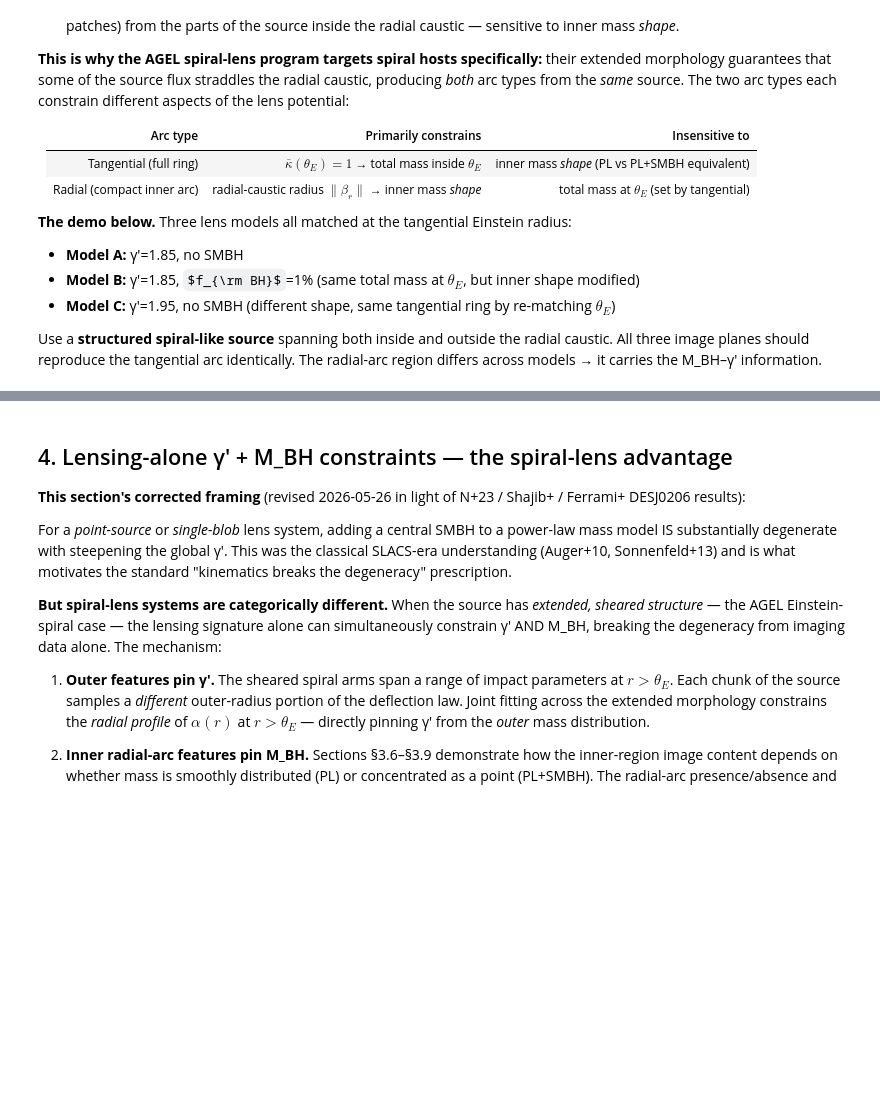
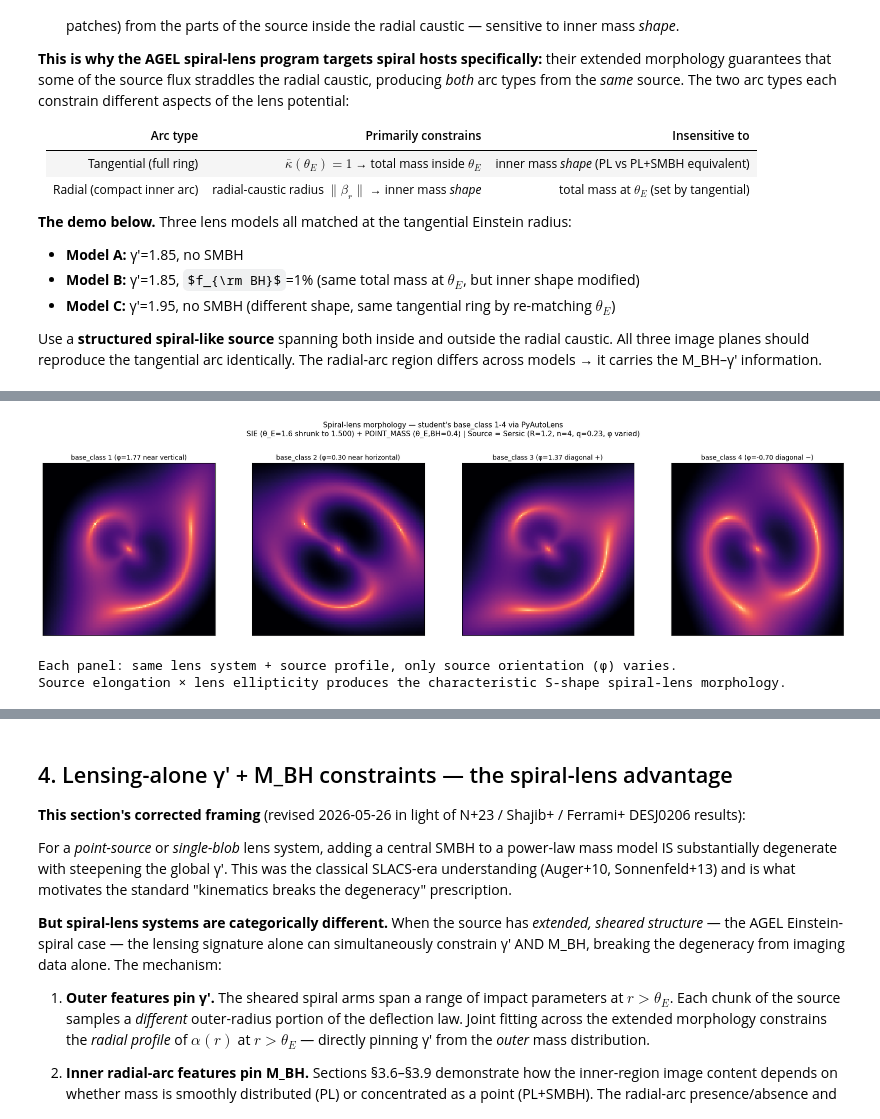
Before and after one commit to rodelcr/Learning_to_Autolens, a Jupyter notebook: Modules/15_Radial_Arcs_Caustic_Topology/15_radial_arcs.ipynb, the cells around one changed output, grey strips where cells are left out. Saved outputs shown, nothing was run; the diff lists cells and outputs as text; code cells hidden in the pictures; some formulas as TeX source; blank space fills up the shorter version.

```diff
--- a/Modules/15_Radial_Arcs_Caustic_Topology/15_radial_arcs.ipynb
+++ b/Modules/15_Radial_Arcs_Caustic_Topology/15_radial_arcs.ipynb
@@ -857,7 +865,7 @@ Use a **structured spiral-like source** spanning both inside and outside the rad
 # in opposite directions, so the source extends across the radial caustic.
 
 def simulate_image_composite_source(source_model_fn, theta_E_total=1.0, gamma=1.85, f_BH=0.0,
-                                      npix=240, fov=1.8):
+                                      npix=120, fov=1.8):
     """Same ray-tracing as before but takes an arbitrary source_model_fn(beta_x, beta_y)
     that returns surface brightness on the source plane."""
     edge = np.linspace(-fov, fov, npix)
@@ -932,7 +940,7 @@ ax.legend(fontsize=7, loc='lower right')
 
 # Image planes (cols 1-3)
 for col, (label, g, f, color, r_r, beta_r) in enumerate(model_info, start=1):
-    edge, image = simulate_image_composite_source(spiral_source, 1.0, g, f, npix=240, fov=1.8)
+    edge, image = simulate_image_composite_source(spiral_source, 1.0, g, f, npix=120, fov=1.8)
     ax = axes[col]
     ax.imshow(image, extent=[edge.min(), edge.max(), edge.min(), edge.max()],
               origin='lower', cmap='magma', interpolation='nearest')
@@ -955,13 +963,13 @@ plt.tight_layout(rect=[0, 0, 1, 0.92]); plt.show()
 # vs 'radial region' (r ≲ 0.3θ_E) and report RMS difference in each.
 print()
 print('RMS image-plane difference between Model A and B/C, by region:')
-edge_a, img_A = simulate_image_composite_source(spiral_source, 1.0, 1.85, 0.00, npix=240, fov=1.8)
+edge_a, img_A = simulate_image_composite_source(spiral_source, 1.0, 1.85, 0.00, npix=120, fov=1.8)
 tx_a, ty_a = np.meshgrid(edge_a, edge_a)
 r_a = np.hypot(tx_a, ty_a)
 tang_mask   = r_a > 0.8
 radial_mask = r_a < 0.35
 for label, g, f, color, *_ in model_info[1:]:
-    _, img_X = simulate_image_composite_source(spiral_source, 1.0, g, f, npix=240, fov=1.8)
+    _, img_X = simulate_image_composite_source(spiral_source, 1.0, g, f, npix=120, fov=1.8)
     diff = img_A - img_X
     rms_tang = np.sqrt(np.mean(diff[tang_mask]**2))
     rms_rad  = np.sqrt(np.mean(diff[radial_mask]**2))
@@ -1437,0 +1194,62 @@ The 20,000-image dataset that project produces is *exactly* the training set you
+# %%
+# §3.9a — PyAutoLens rendering of student's base_class 1-4 parameters.
+# Always includes the SMBH (as student renders it). 4-panel rotation grid.
+import sys
+from pathlib import Path
+sys.path.insert(0, str(Path.cwd()))
+from _spiral_lens_helpers import (
+    q_phi_to_ell_comps, build_sie_smbh_tracer, verify_alpha_matches_baseline,
+)
+import autolens as al
+from matplotlib.colors import LogNorm
+
+# Student's base_class kwargs (exact values from inputs/base_class/main_*/kwargs.pkl)
+BASE_CLASS_KWARGS = {
+    1: {'phi': 1.7707963267948965, 'centre': (0.10, 0.27), 'label': 'base_class 1 (φ=1.77 near vertical)'},
+    2: {'phi': 0.3,                'centre': (0.10, 0.27), 'label': 'base_class 2 (φ=0.30 near horizontal)'},
+    3: {'phi': 1.3707963267948966, 'centre': (0.24, 0.10), 'label': 'base_class 3 (φ=1.37 diagonal +)'},
+    4: {'phi': -0.7,               'centre': (0.15, 0.15), 'label': 'base_class 4 (φ=-0.70 diagonal −)'},
+}
+# Note: autolens uses (y, x) tuples — student's lenstronomy (center_x, center_y) maps to (y=center_y, x=center_x).
+# I.e. autolens centre = (lenstronomy center_y, lenstronomy center_x).
+
+THETA_E = 1.6
+F_BH_DEFAULT = 0.0625    # student uses θ_E_BH=0.4 → f_BH = 0.4²/1.6² = 0.0625
+NPIX = 120
+FOV = 2.4
+grid = al.Grid2D.uniform(over_sample_size=1, shape_native=(NPIX, NPIX), pixel_scales=2*FOV/NPIX)
+extent = [-FOV, FOV, -FOV, FOV]
+
+def build_baseclass_tracer(bc: int, f_BH: float = F_BH_DEFAULT):
+    bk = BASE_CLASS_KWARGS[bc]
+    src_e1, src_e2 = q_phi_to_ell_comps(q=0.23, phi_rad=bk['phi'])
+    src_kwargs = dict(centre=bk['centre'], ell_comps=(src_e1, src_e2),
+                       intensity=1.0, effective_radius=1.2, sersic_index=4.0)
+    return build_sie_smbh_tracer(theta_E_target=THETA_E, e1=0.25, e2=0.0,
+                                   f_BH=f_BH, source_kwargs=src_kwargs,
+                                   include_lens_light=True)
+
+# 4-panel: image plane for each base class (with SMBH, as student renders it)
+fig, axes = plt.subplots(1, 4, figsize=(18, 4.8))
+for col, bc in enumerate([1, 2, 3, 4]):
+    tracer = build_baseclass_tracer(bc)
+    img = tracer.image_2d_from(grid=grid).native
+    ax = axes[col]
+    vmax = float(img.max())
+    ax.imshow(img, extent=extent, origin='lower', cmap='magma',
+              norm=LogNorm(vmin=max(vmax*1e-3, 1e-8), vmax=vmax))
+    ax.set_aspect('equal'); ax.set_xticks([]); ax.set_yticks([])
+    ax.set_title(BASE_CLASS_KWARGS[bc]['label'], fontsize=10)
+
+fig.suptitle('Spiral-lens morphology — student\'s base_class 1-4 via PyAutoLens\n'
+             f'SIE (θ_E=1.6 shrunk to {1.6 - (0.4**2)/1.6:.3f}) + POINT_MASS (θ_E,BH=0.4) | '
+             'Source = Sersic (R=1.2, n=4, q=0.23, φ varied)',
+             fontsize=11)
+plt.tight_layout(rect=[0, 0, 1, 0.93]); plt.show()
+
+print('Each panel: same lens system + source profile, only source orientation (φ) varies.')
+print('Source elongation × lens ellipticity produces the characteristic S-shape spiral-lens morphology.')
+# %% [output]
+[figure, added]
+Each panel: same lens system + source profile, only source orientation (φ) varies.
+Source elongation × lens ellipticity produces the characteristic S-shape spiral-lens morphology.
```
Also changed, not shown: parts of 28 cells of this notebook, 1 other file.
